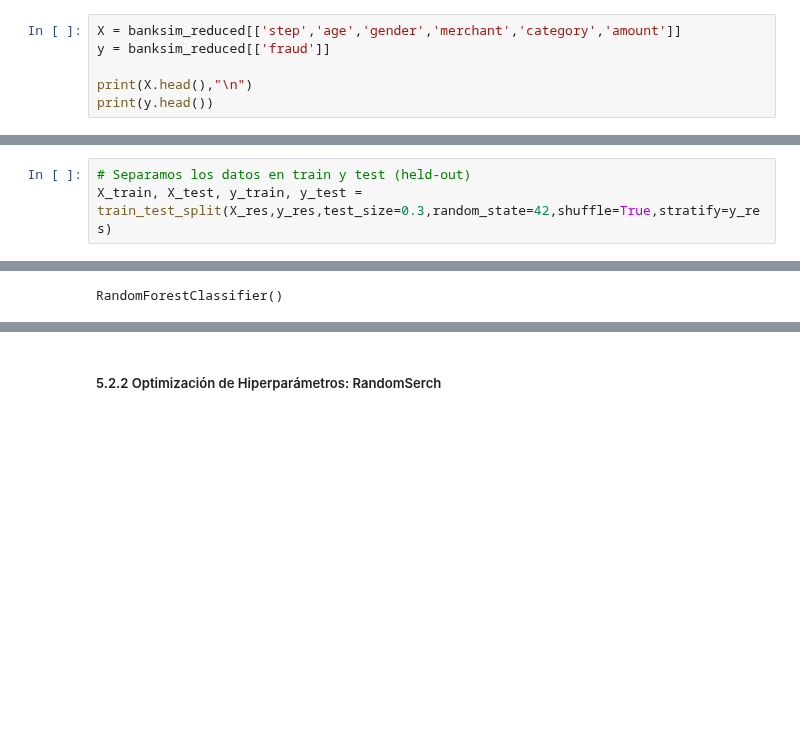
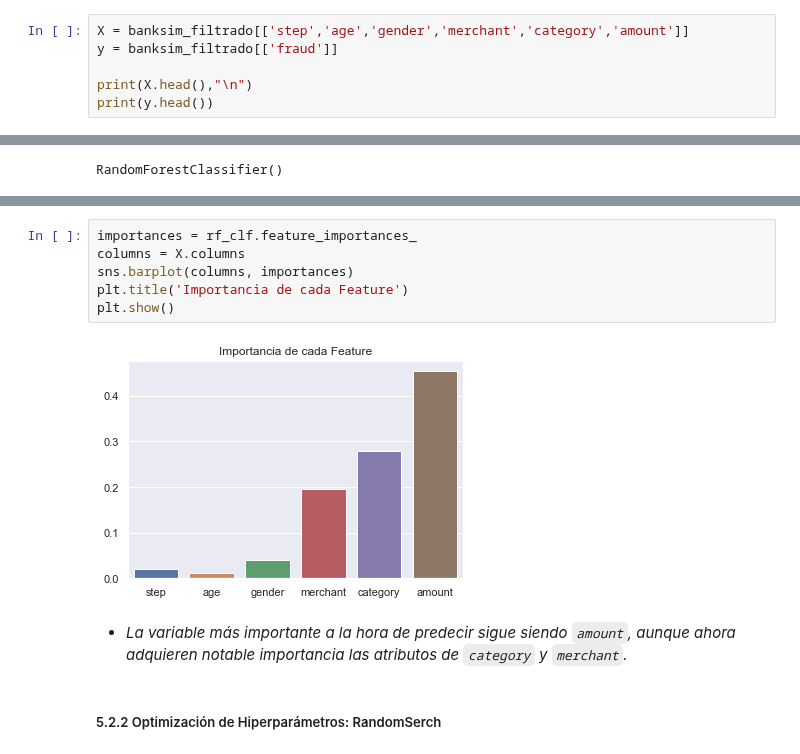
Before and after one commit to alseveso/AcamicaDS, a Jupyter notebook: Proyecto 4/Proyecto 04_Alejandra Seveso.ipynb, the cells around one changed output, grey strips where cells are left out. Cells and saved outputs as stored; diff of their text form; blank space fills up the shorter version.

```diff
--- a/Proyecto 4/Proyecto 04_Alejandra Seveso.ipynb
+++ b/Proyecto 4/Proyecto 04_Alejandra Seveso.ipynb
@@ -530,8 +528,8 @@ banksim_filtrado.describe()
 # %% [markdown]
 1. Se **seleccionan las variables** predictoras (`X`) y la variable a predecir (`y`).
 # %%
-X = banksim_reduced[['step','age','gender','merchant','category','amount']]
-y = banksim_reduced[['fraud']]
+X = banksim_filtrado[['step','age','gender','merchant','category','amount']]
+y = banksim_filtrado[['fraud']]
 
 print(X.head(),"\n")
 print(y.head())
@@ -652,5 +655,2 @@ Es por ello, que en el presente apartado, se optó por llevar a cabo el modelo d
-# %%
-# Separamos los datos en train y test (held-out)
-X_train, X_test, y_train, y_test = train_test_split(X_res,y_res,test_size=0.3,random_state=42,shuffle=True,stratify=y_res)
 # %%
 from sklearn.ensemble import RandomForestClassifier
@@ -678,3 +676,13 @@ print(rf_clf.feature_importances_)
+# %%
+importances = rf_clf.feature_importances_
+columns = X.columns
+sns.barplot(columns, importances)
+plt.title('Importancia de cada Feature')
+plt.show()
+# %% [output]
+[figure, added]
+# %% [markdown]
+* *La variable más importante a la hora de predecir sigue siendo `amount`, aunque ahora adquieren notable importancia las atributos de `category` y `merchant`.*
 # %% [markdown]
 ##### 5.2.2 Optimización de Hiperparámetros: RandomSerch
 # %%
```
Also changed, not shown: parts of 23 cells of this notebook.
